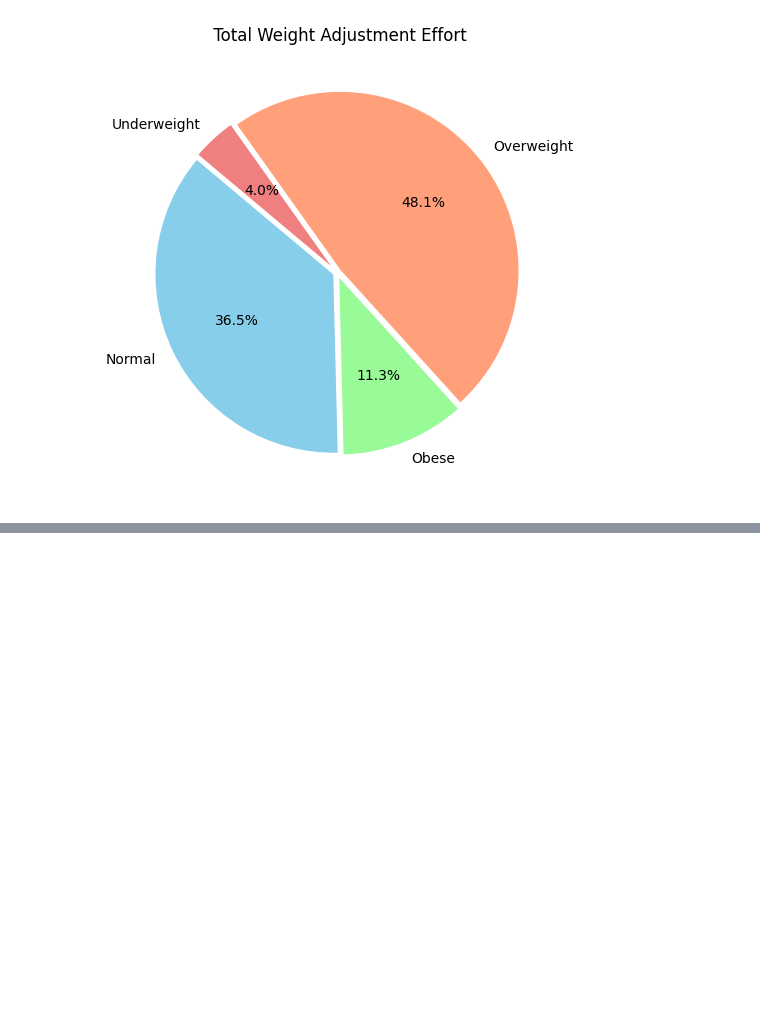
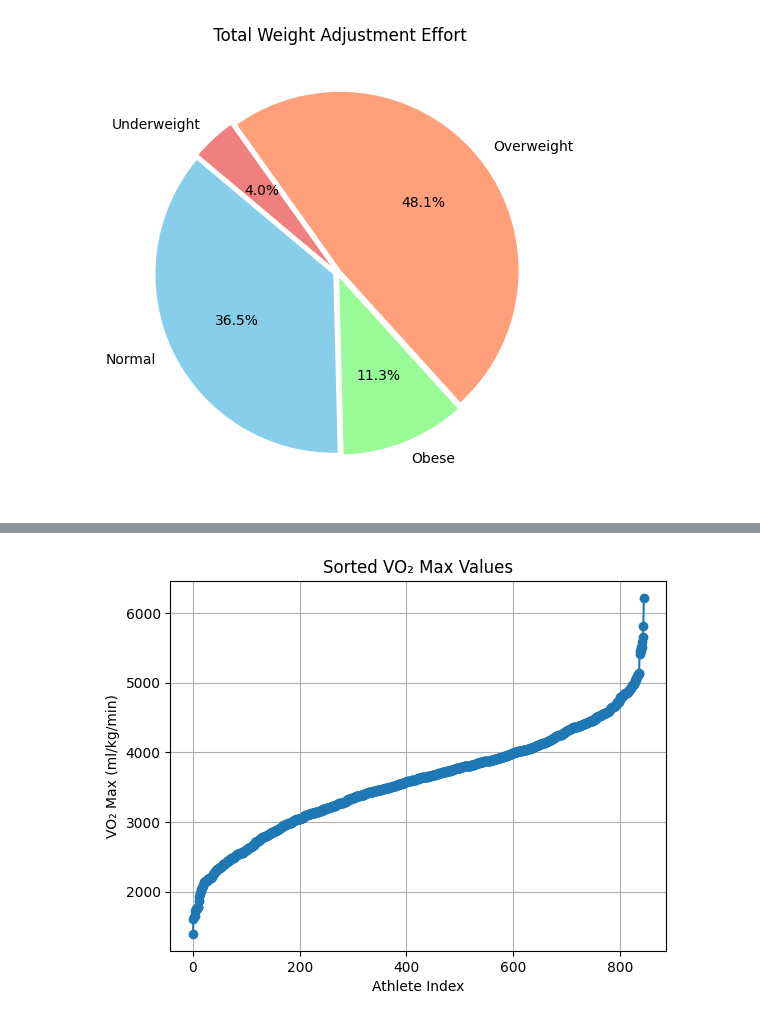
Before and after one commit to Chaithra-Git/Team7_LambdaLegends_PythonHackathon_APRIL25, a Jupyter notebook: Team7_LambdaLegends_AddnlQuestions.ipynb, the cells around one changed output, grey strips where cells are left out. Cells and saved outputs as stored; diff of their text form; code cells hidden in the pictures; blank space fills up the shorter version.

```diff
--- a/Team7_LambdaLegends_AddnlQuestions.ipynb
+++ b/Team7_LambdaLegends_AddnlQuestions.ipynb
@@ -245,0 +272,26 @@ Name: weight_diff, dtype: float64
+# %%
+##11.plotting an  vo2 array
+import pandas as pd
+import numpy as np
+import matplotlib.pyplot as plt
+
+# Load the data
+subject_info = pd.read_csv("subject-info.csv")
+test_measure = pd.read_csv("test_measure.csv")
+
+# Calculate VO2 max per athlete
+vo2_max_series = test_measure.groupby('ID')['VO2'].max()
+vo2_max_array = vo2_max_series.values  # Convert to NumPy array
+
+# Now sort the VO2 array
+sorted_vo2 = np.sort(vo2_max_array)
+
+# Plot the sorted VO2 max values
+plt.plot(sorted_vo2, marker='o')
+plt.title('Sorted VO₂ Max Values')
+plt.xlabel('Athlete Index')
+plt.ylabel('VO₂ Max (ml/kg/min)')
+plt.grid(True)
+plt.show()
+# %% [output]
+[figure, added]
```
Also changed, not shown: parts of 4 cells of this notebook.
